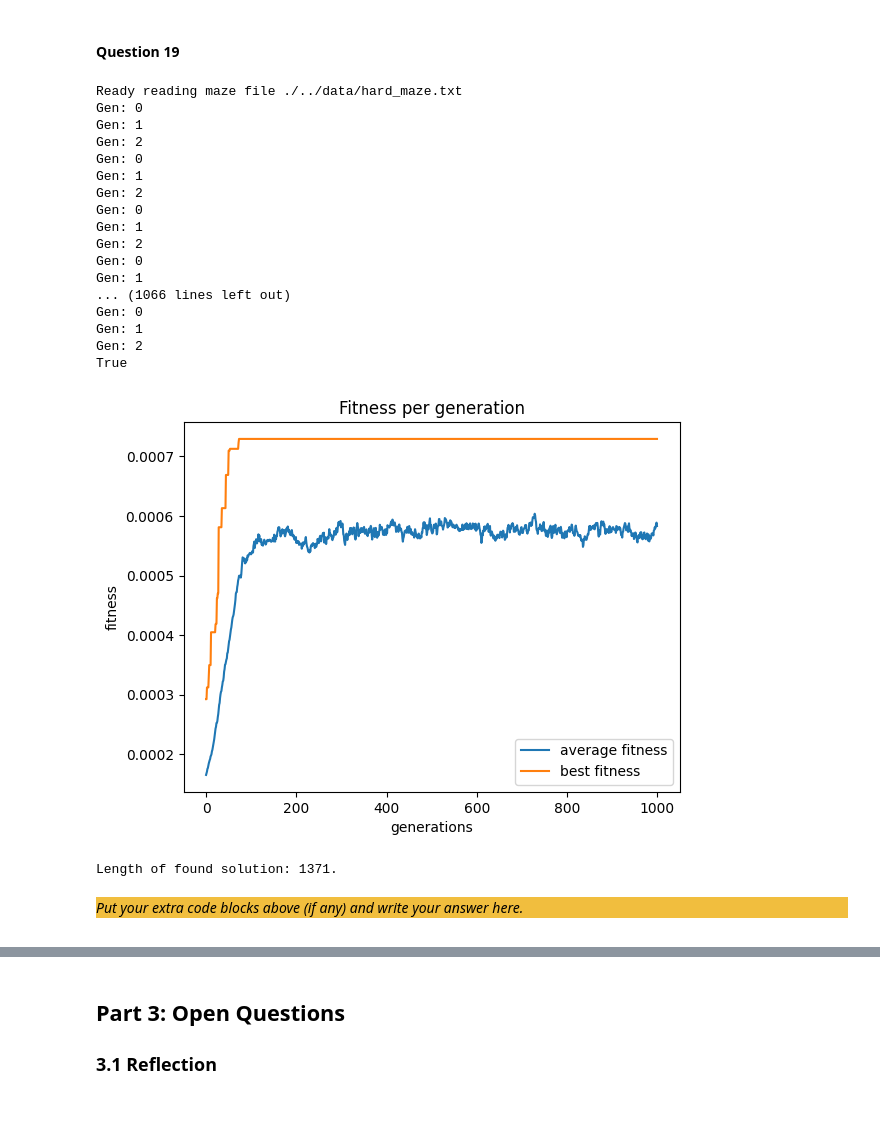
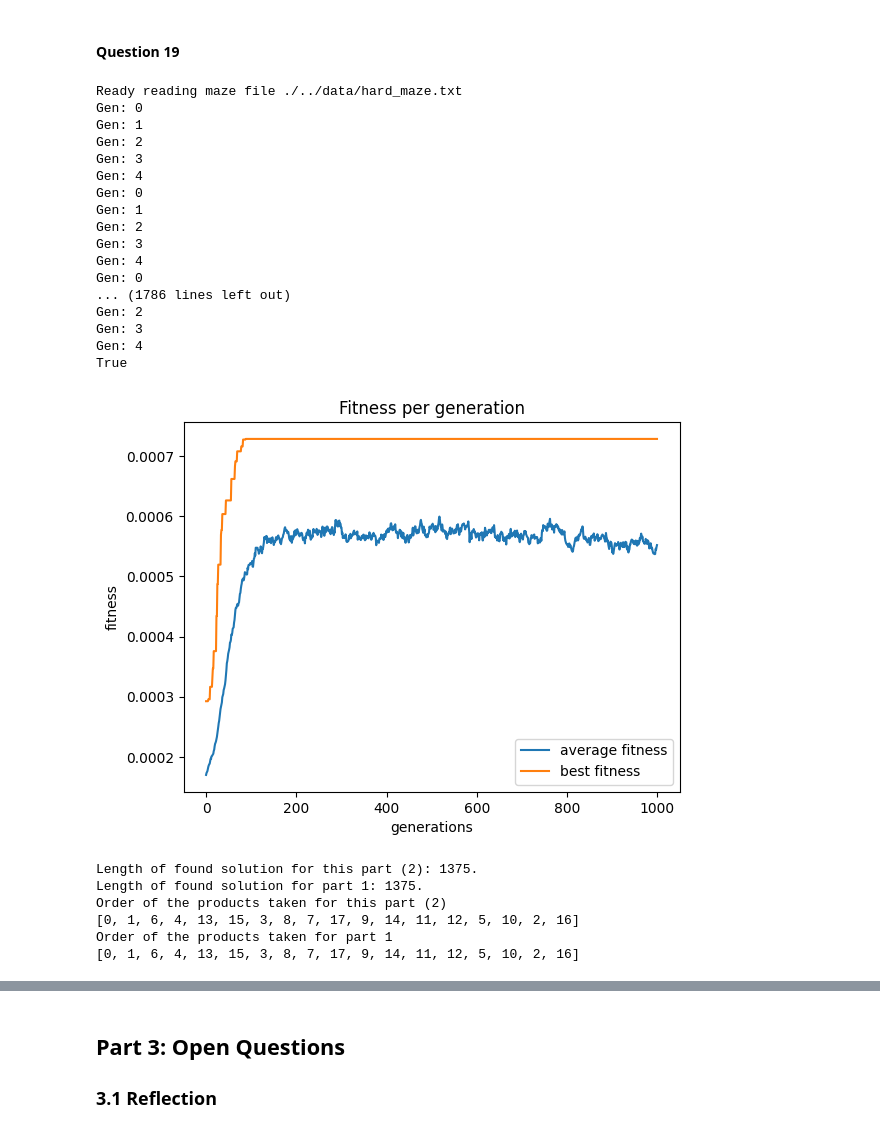
Before and after one commit to CtrlandAlt/IC_Project2, a Jupyter notebook: src/Main.ipynb, the cells around one changed output, grey strips where cells are left out. Saved outputs shown, nothing was run; the diff lists cells and outputs as text; code cells hidden in the pictures.

```diff
--- a/src/Main.ipynb
+++ b/src/Main.ipynb
@@ -79,6 +79,7 @@ class GeneticAlgorithm:
         self.population = []
         self.avg_fitness_per_gen = []
         self.top_fitness_per_gen = []
+        self.best_chromosome = None
     """
     This method should solve the TSP.
     @param tsp_data: the data describing the problem.
@@ -103,6 +104,7 @@ class GeneticAlgorithm:
                 chrom_fit = chromosome.calc_fitness(tsp_data)
                 if(chrom_fit > top_fitness_in_gen):
                     top_fitness_in_gen = chrom_fit
+                    self.best_chromosome = chromosome
                 total_fitness += chrom_fit
 
             # repeatedly select two parents for crossover
@@ -206,6 +208,9 @@ class GeneticAlgorithm:
         plt.xlabel("generations")
         plt.ylabel("fitness")
         plt.show()
+    def printOrder(self):
+        c = self.best_chromosome
+        print(c.genes)
 
 class Chromosome:
     """
@@ -274,14 +279,16 @@ persist_file = "./../data/optimal_tsp"
 
 # Setup optimization
 tsp_data = TSPData.read_from_file(persist_file)
-ga = GeneticAlgorithm(generations, population_size)
+ga_p1 = GeneticAlgorithm(generations, population_size)
 
 # Run optimzation and write to file
-solution = ga.solve_tsp(tsp_data)
+solution = ga_p1.solve_tsp(tsp_data)
 tsp_data.write_action_file(solution, "./../data/40_actions_TSP.txt")
 
-ga.plot_fitness()
-print(f"Length of found solution: {ga.best_chromosome.calc_length(tsp_data)}.")
+ga_p1.plot_fitness()
+print(f"Length of found solution: {ga_p1.best_chromosome.calc_length(tsp_data)}.")
+print("Order of the products taken:")
+ga_p1.printOrder()
 # %% [output]
 [figure]
 Length of found solution: 1325.
@@ -1120,7 +1174,7 @@ Shortest route size for hard maze: 849
 # %%
 # Please keep your parameters for the synthesis part easily changeable here
 no_ants = 5
-no_gen = 3
+no_gen = 5
 q = 400
 evap = 0.1
 
@@ -1132,44 +1186,50 @@ coordinates = "./../data/hard_coordinates.txt"
 maze = Maze.create_maze("./../data/hard_maze.txt")
 tsp_data = TSPData.read_specification(coordinates, tsp_path)
 aco = AntColonyOptimization(maze, no_ants, no_gen, q, evap, True)
 
 # Run optimization and write to file
 tsp_data.calculate_routes(aco)
 tsp_data.write_to_file(persist_file)
 
 # Read from file and print
 tsp_data2 = TSPData.read_from_file(persist_file)
 print(tsp_data == tsp_data2)
 
 # Solve TSP using your own paths file
 ga = GeneticAlgorithm(generations, population_size)
 solution = ga.solve_tsp(tsp_data2)
 tsp_data2.write_action_file(solution, "./../data/tsp_solution.txt")
 
 #plotting fitness and length to compare it to our solution in part 1
 ga.plot_fitness()
-print(f"Length of found solution: {ga.best_chromosome.calc_length(tsp_data)}.")
+print(f"Length of found solution for this part (2): {ga.best_chromosome.calc_length(tsp_data)}.")
+print(f"Length of found solution for part 1: {ga_p1.best_chromosome.calc_length(tsp_data)}.")
+print("Order of the products taken for this part (2)")
+ga.printOrder()
+print("Order of the products taken for part 1")
+ga_p1.printOrder()
 # %% [output]
 Ready reading maze file ./../data/hard_maze.txt
 Gen: 0
 Gen: 1
 Gen: 2
+Gen: 3
+Gen: 4
 Gen: 0
 Gen: 1
 Gen: 2
+Gen: 3
+Gen: 4
 Gen: 0
-Gen: 1
+... (1786 lines left out)
 Gen: 2
-Gen: 0
-Gen: 1
-... (1066 lines left out)
-Gen: 0
-Gen: 1
-Gen: 2
+Gen: 3
+Gen: 4
 True
-[figure, old version]
+[figure, new version]
-Length of found solution: 1371.
+Length of found solution for this part (2): 1375.
+Length of found solution for part 1: 1375.
+Order of the products taken for this part (2)
+[0, 1, 6, 4, 13, 15, 3, 8, 7, 17, 9, 14, 11, 12, 5, 10, 2, 16]
+Order of the products taken for part 1
+[0, 1, 6, 4, 13, 15, 3, 8, 7, 17, 9, 14, 11, 12, 5, 10, 2, 16]
-# %% [markdown]
-<div style="background-color:#f1be3e">
-
-_Put your extra code blocks above (if any) and write your answer here._
```
Also changed, not shown: parts of 15 cells of this notebook, 4 other files.
